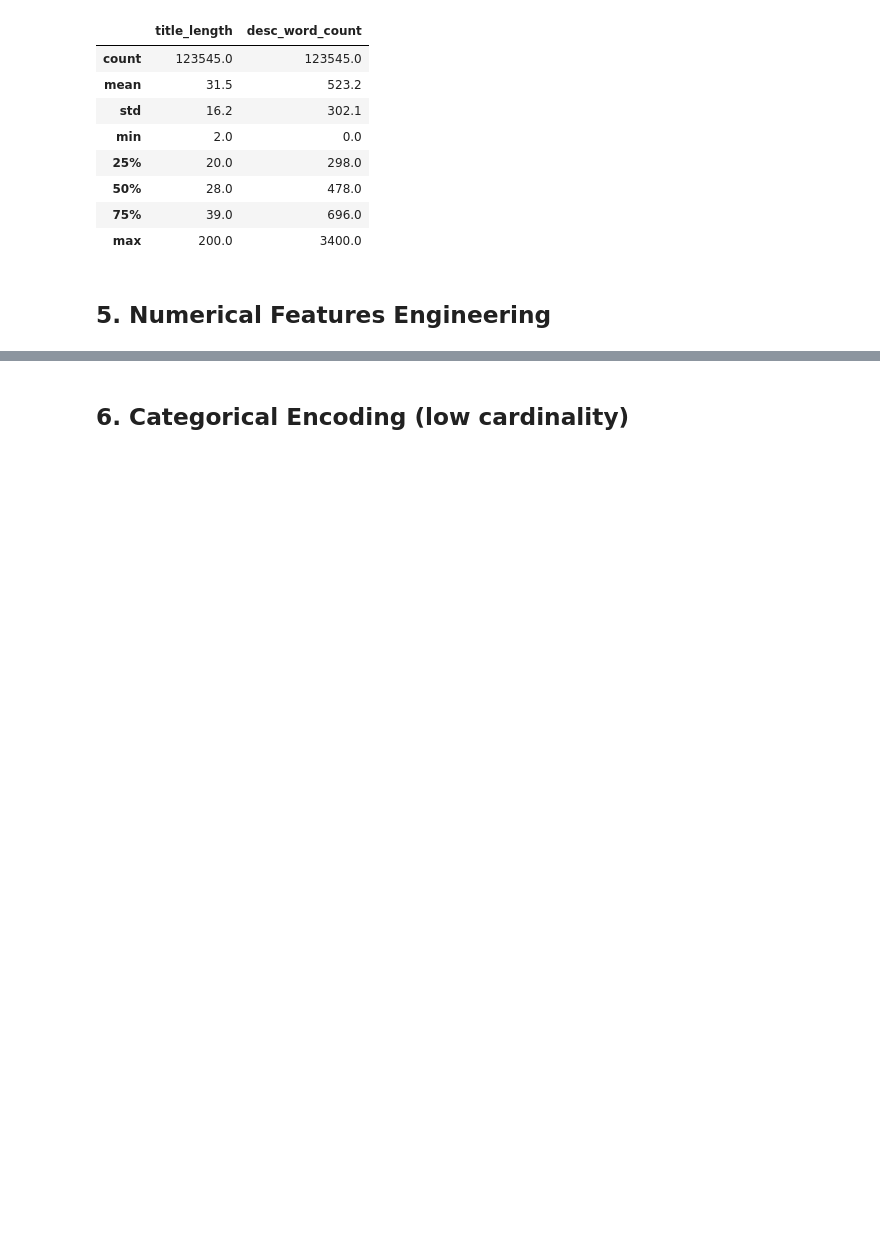
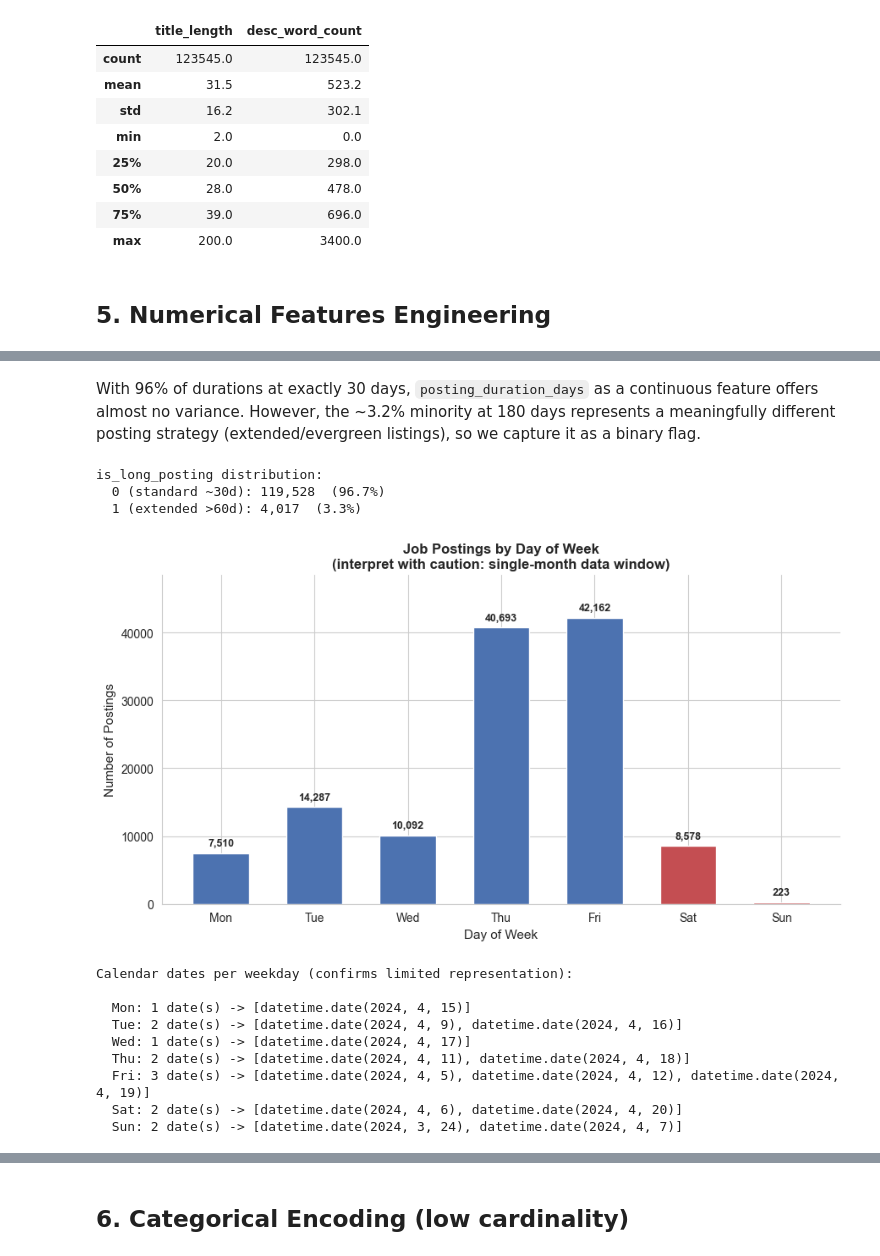
Before and after one commit to ognjenvujovic04/job-intelligence, a Jupyter notebook: notebooks/2.0-ov-feature-engineering.ipynb, the cells around one changed output, grey strips where cells are left out. Saved outputs shown, nothing was run; the diff lists cells and outputs as text; code cells hidden in the pictures; blank space fills up the shorter version.

```diff
--- a/notebooks/2.0-ov-feature-engineering.ipynb
+++ b/notebooks/2.0-ov-feature-engineering.ipynb
@@ -492,0 +565,63 @@ df_fe[['title_length', 'desc_word_count']].describe().round(1)
+# %% [markdown]
+With 96% of durations at exactly 30 days, `posting_duration_days` as a continuous feature offers
+almost no variance. However, the ~3.2% minority at 180 days represents a meaningfully different
+posting strategy (extended/evergreen listings), so we capture it as a binary flag.
+# %%
+# ── is_long_posting: flag for 180-day (extended) postings ──
+
+df_fe['is_long_posting'] = (df_fe['posting_duration_days'] > 60).astype(int)
+
+long_n = df_fe['is_long_posting'].sum()
+total = len(df_fe)
+
+print(f"is_long_posting distribution:")
+print(f"  0 (standard ~30d): {total - long_n:,}  ({(total - long_n)/total*100:.1f}%)")
+print(f"  1 (extended >60d): {long_n:,}  ({long_n/total*100:.1f}%)")
+# %% [output]
+is_long_posting distribution:
+  0 (standard ~30d): 119,528  (96.7%)
+  1 (extended >60d): 4,017  (3.3%)
+# %%
+df_fe['listed_day_of_week'] = df_fe['listed_dt'].dt.dayofweek
+
+dow_names = ['Mon', 'Tue', 'Wed', 'Thu', 'Fri', 'Sat', 'Sun']
+dow_counts = df_fe['listed_day_of_week'].value_counts().sort_index()
+# %%
+# ── listed_day_of_week (0=Mon, 6=Sun) ──
+
+fig, ax = plt.subplots(figsize=(9, 5))
+colors = ['#4C72B0'] * 5 + ['#C44E52'] * 2
+bars = ax.bar(dow_counts.index, dow_counts.values,
+              color=colors, edgecolor='white', width=0.6)
+ax.bar_label(bars, fmt='{:,.0f}', fontsize=9, fontweight='bold', padding=4)
+
+ax.set_xticks(range(7))
+ax.set_xticklabels(dow_names, fontsize=10)
+ax.set_xlabel('Day of Week', fontsize=11)
+ax.set_ylabel('Number of Postings', fontsize=11)
+ax.set_title('Job Postings by Day of Week\n(interpret with caution: single-month data window)',
+             fontsize=12, fontweight='bold')
+ax.spines[['top', 'right']].set_visible(False)
+ax.set_ylim(0, dow_counts.max() * 1.15)
+plt.tight_layout()
+plt.show()
+
+# Show which calendar dates back each weekday
+print("\nCalendar dates per weekday (confirms limited representation):\n")
+date_dow = df_fe[['listed_dt']].dropna().copy()
+date_dow['date'] = date_dow['listed_dt'].dt.date
+date_dow['dow'] = date_dow['listed_dt'].dt.dayofweek
+for d in range(7):
+    dates = sorted(date_dow[date_dow['dow'] == d]['date'].unique())
+    print(f"  {dow_names[d]}: {len(dates)} date(s) -> {dates}")
+# %% [output]
+[figure, added]
+Calendar dates per weekday (confirms limited representation):
+
+  Mon: 1 date(s) -> [datetime.date(2024, 4, 15)]
+  Tue: 2 date(s) -> [datetime.date(2024, 4, 9), datetime.date(2024, 4, 16)]
+  Wed: 1 date(s) -> [datetime.date(2024, 4, 17)]
+  Thu: 2 date(s) -> [datetime.date(2024, 4, 11), datetime.date(2024, 4, 18)]
+  Fri: 3 date(s) -> [datetime.date(2024, 4, 5), datetime.date(2024, 4, 12), datetime.date(2024, 4, 19)]
+  Sat: 2 date(s) -> [datetime.date(2024, 4, 6), datetime.date(2024, 4, 20)]
+  Sun: 2 date(s) -> [datetime.date(2024, 3, 24), datetime.date(2024, 4, 7)]
```
Also changed, not shown: parts of 18 cells of this notebook.
